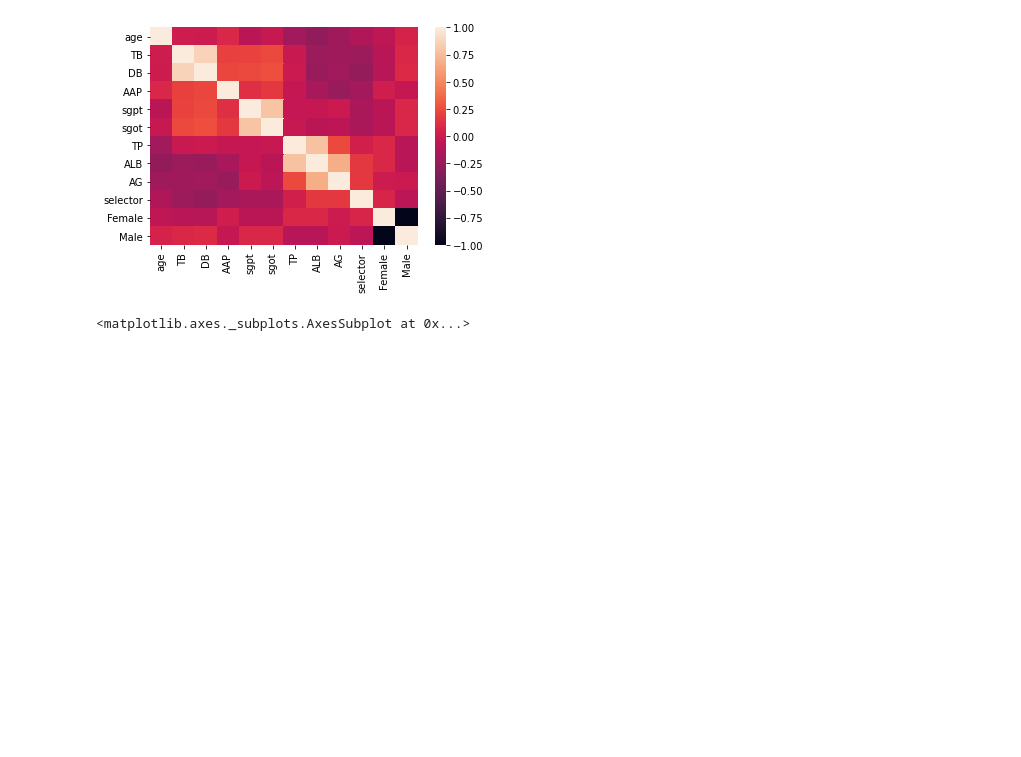
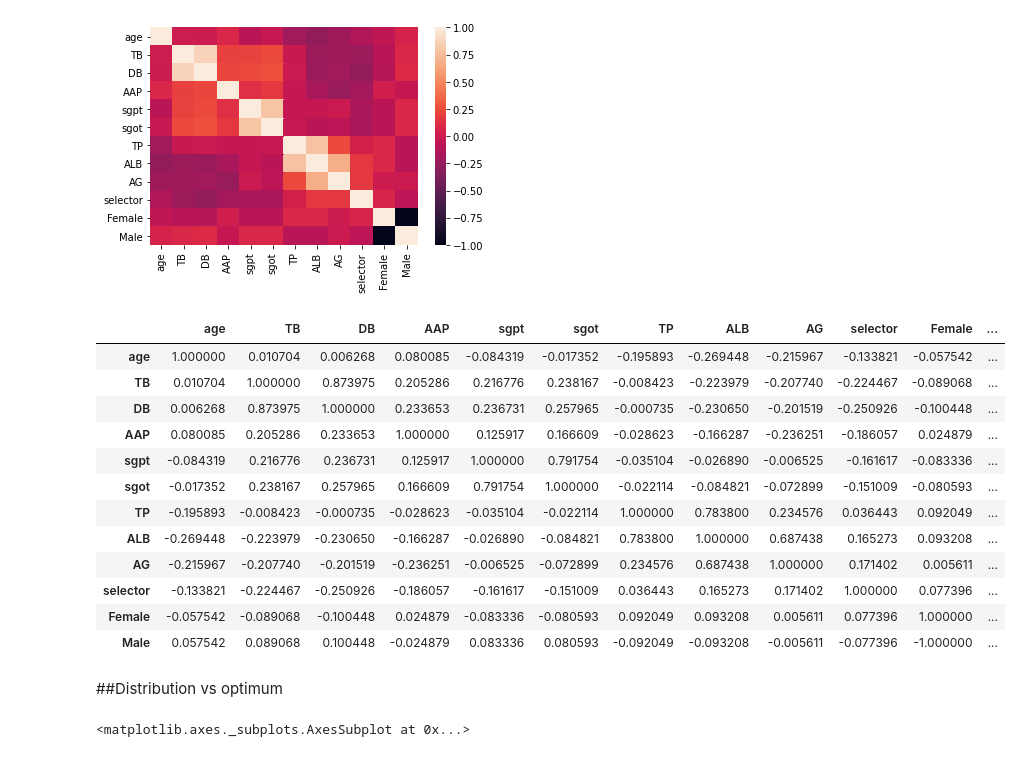
Before and after one commit to MugoChege/Liver-and-Tweets, a Jupyter notebook: Liver.ipynb, the cells around one changed output. Saved outputs shown, nothing was run; the diff lists cells and outputs as text; code cells hidden in the pictures; blank space fills up the shorter version.

Commit message:
More plots and the decode for the selector

```diff
--- a/Liver.ipynb
+++ b/Liver.ipynb
@@ -162,6 +176,24 @@ sns.heatmap(toeda.corr())
 # %% [output]
 <matplotlib.axes._subplots.AxesSubplot at 0x...>
 [figure]
+# %%
+toeda.corr()
+# %% [output]
+|  | age | TB | DB | AAP | sgpt | sgot | TP | ALB | AG | selector | Female | ... |
+| age | 1.000000 | 0.010704 | 0.006268 | 0.080085 | -0.084319 | -0.017352 | -0.195893 | -0.269448 | -0.215967 | -0.133821 | -0.057542 | ... |
+| TB | 0.010704 | 1.000000 | 0.873975 | 0.205286 | 0.216776 | 0.238167 | -0.008423 | -0.223979 | -0.207740 | -0.224467 | -0.089068 | ... |
+| DB | 0.006268 | 0.873975 | 1.000000 | 0.233653 | 0.236731 | 0.257965 | -0.000735 | -0.230650 | -0.201519 | -0.250926 | -0.100448 | ... |
+| AAP | 0.080085 | 0.205286 | 0.233653 | 1.000000 | 0.125917 | 0.166609 | -0.028623 | -0.166287 | -0.236251 | -0.186057 | 0.024879 | ... |
+| sgpt | -0.084319 | 0.216776 | 0.236731 | 0.125917 | 1.000000 | 0.791754 | -0.035104 | -0.026890 | -0.006525 | -0.161617 | -0.083336 | ... |
+| sgot | -0.017352 | 0.238167 | 0.257965 | 0.166609 | 0.791754 | 1.000000 | -0.022114 | -0.084821 | -0.072899 | -0.151009 | -0.080593 | ... |
+| TP | -0.195893 | -0.008423 | -0.000735 | -0.028623 | -0.035104 | -0.022114 | 1.000000 | 0.783800 | 0.234576 | 0.036443 | 0.092049 | ... |
+| ALB | -0.269448 | -0.223979 | -0.230650 | -0.166287 | -0.026890 | -0.084821 | 0.783800 | 1.000000 | 0.687438 | 0.165273 | 0.093208 | ... |
+| AG | -0.215967 | -0.207740 | -0.201519 | -0.236251 | -0.006525 | -0.072899 | 0.234576 | 0.687438 | 1.000000 | 0.171402 | 0.005611 | ... |
+| selector | -0.133821 | -0.224467 | -0.250926 | -0.186057 | -0.161617 | -0.151009 | 0.036443 | 0.165273 | 0.171402 | 1.000000 | 0.077396 | ... |
+| Female | -0.057542 | -0.089068 | -0.100448 | 0.024879 | -0.083336 | -0.080593 | 0.092049 | 0.093208 | 0.005611 | 0.077396 | 1.000000 | ... |
+| Male | 0.057542 | 0.089068 | 0.100448 | -0.024879 | 0.083336 | 0.080593 | -0.092049 | -0.093208 | -0.005611 | -0.077396 | -1.000000 | ... |
+# %% [markdown]
+##Distribution vs optimum
 # %%
 sns.distplot(toeda['TB'])
 # %% [output]
```
Also changed, not shown: parts of 4 cells of this notebook.
